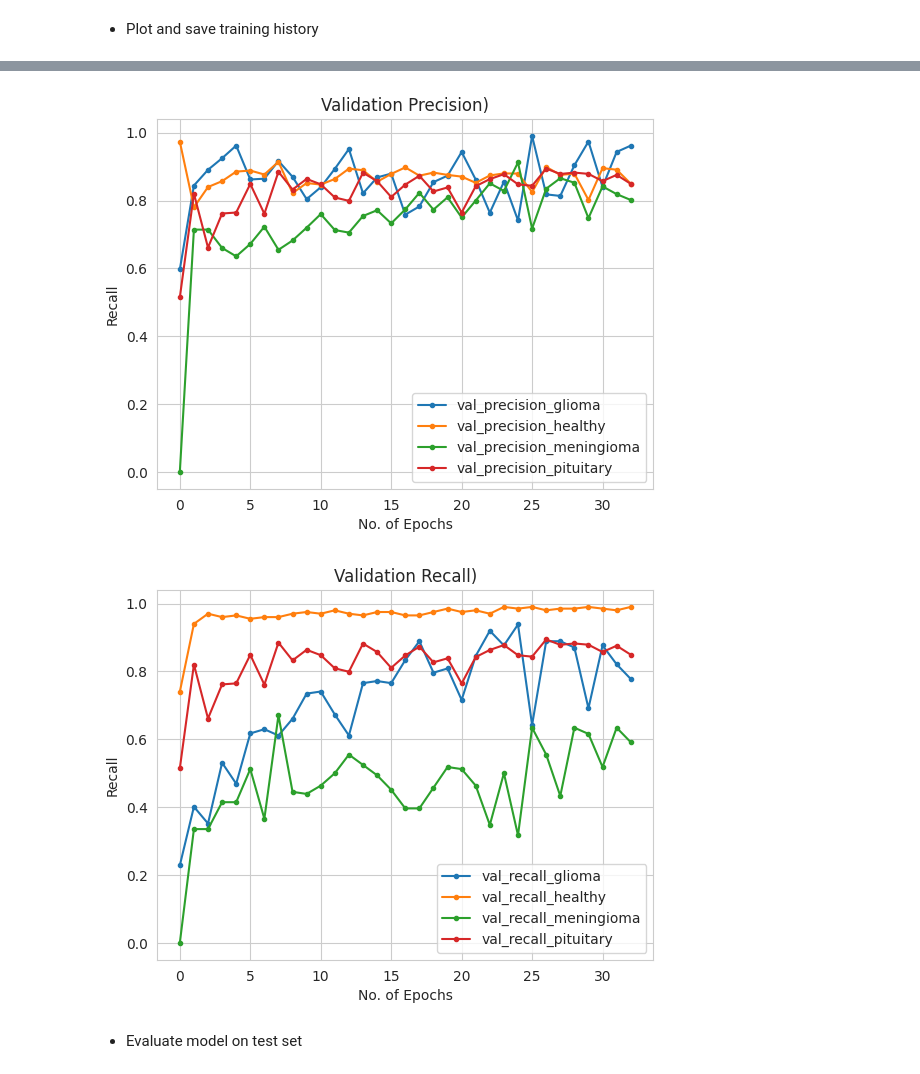
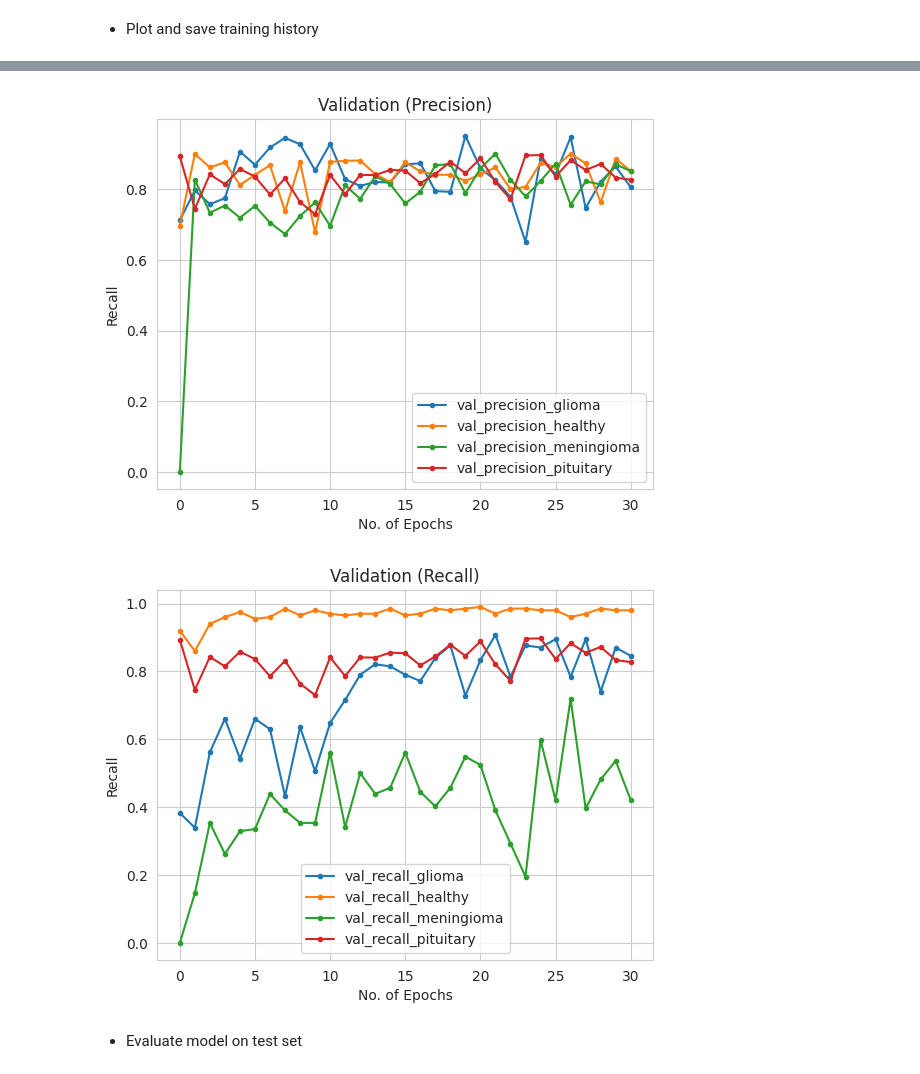
Before and after one commit to alexrobincrabbe/Brain_tumour_diagnostic, a Jupyter notebook: jupyter_notebooks/07 - ModellingandEvaluation.ipynb, the cells around one changed output, grey strips where cells are left out. Drawn from its saved outputs; the diff is of its cells as text; code cells hidden in the pictures.

Commit message:
tune model

```diff
--- a/jupyter_notebooks/07 - ModellingandEvaluation.ipynb
+++ b/jupyter_notebooks/07 - ModellingandEvaluation.ipynb
@@ -135,7 +133,7 @@ augmented_image_data = ImageDataGenerator(rotation_range=20,
                                           rescale=1./255
                                           )
 # %%
-batch_size = 100  # Set batch size
+batch_size = 40  # Set batch size
 # %% [markdown]
 - Augment train set
 # %%
@@ -297,7 +295,7 @@ To enable them in other operations, rebuild TensorFlow with the appropriate comp
 # %% [markdown]
 - Early Stopping
 # %%
-early_stop = EarlyStopping(monitor='val_loss', patience=4)
+early_stop = EarlyStopping(monitor='val_loss', patience=6)
 # %% [markdown]
 - Create model
 # %%
@@ -432,9 +430,9 @@ plt.ylabel('Recall')
 plt.show()
 
 print("\n")
-losses[['val_precision(_glioma','val_precision_healthy','val_precision_meningioma','val_precision_pituitary']].plot(style='.-')
+losses[['val_precision_glioma','val_precision_healthy','val_precision_meningioma','val_precision_pituitary']].plot(style='.-')
 plt.title("Validation (Precision)")
-plt.savefig(f'{file_path}/model_training_rec_pituitary.png',
+plt.savefig(f'{file_path}/model_training_prec_all.png',
             bbox_inches='tight', dpi=150)
 plt.xlabel('No. of Epochs')
 plt.ylabel('Recall')
@@ -443,7 +441,7 @@ plt.show()
 print("\n")
 losses[['val_recall_glioma','val_recall_healthy','val_recall_meningioma','val_recall_pituitary']].plot(style='.-')
 plt.title("Validation (Recall)")
-plt.savefig(f'{file_path}/model_training_rec_pituitary.png',
+plt.savefig(f'{file_path}/model_training_rec_all.png',
             bbox_inches='tight', dpi=150)
 plt.xlabel('No. of Epochs')
 plt.ylabel('Recall')
@@ -462,5 +460,5 @@ plt.show()
-[figure, old version]
+[figure, new version]
-[figure, old version]
+[figure, new version]
 # %% [markdown]
 - Evaluate model on test set
 # %%
```
Also changed, not shown: parts of 11 cells of this notebook, 19 other files.
